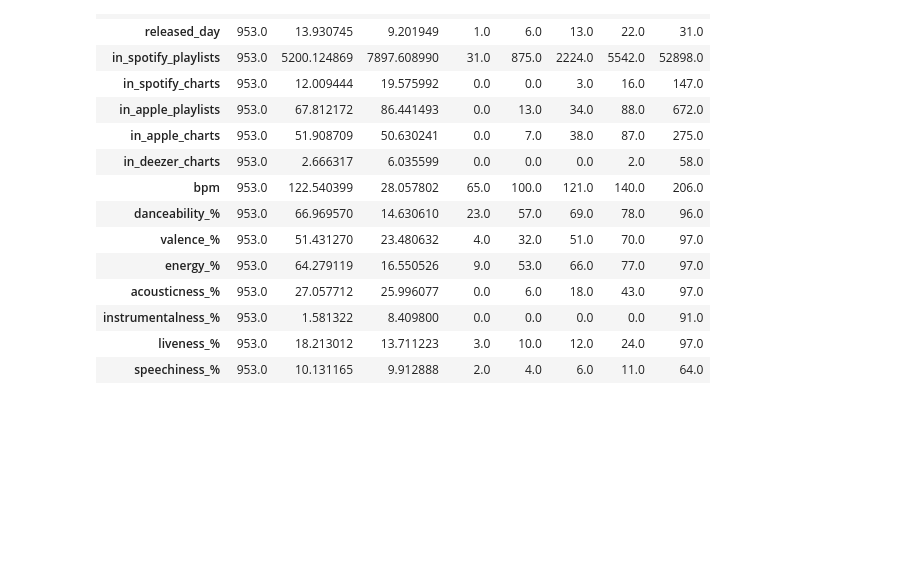
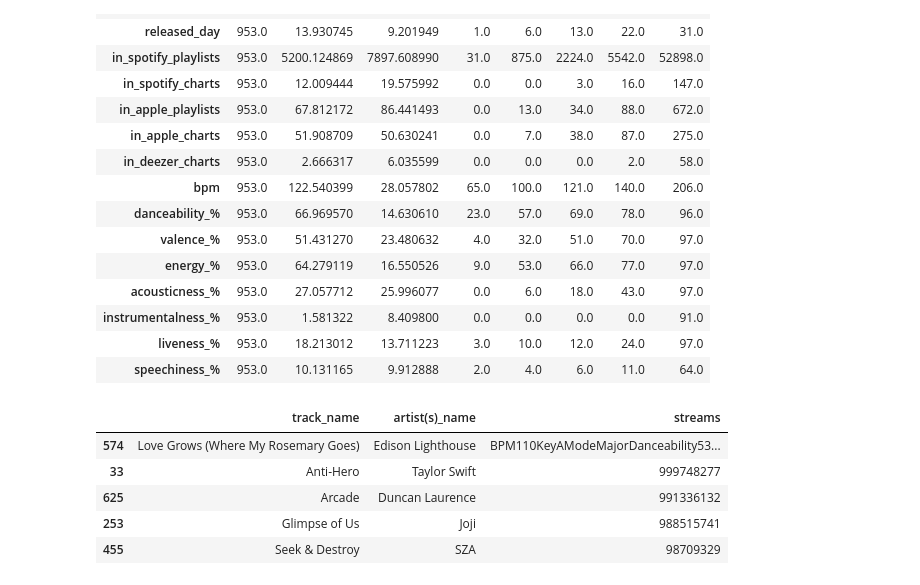
Before and after one commit to davneesh/Spotify-Analytics, a Jupyter notebook: spotify_analytics.ipynb, the cells around one changed output. Drawn from its saved outputs; the diff is of its cells as text; code cells hidden in the pictures; blank space fills up the shorter version.

```diff
--- a/spotify_analytics.ipynb
+++ b/spotify_analytics.ipynb
@@ -114,3 +114,14 @@ sorted_data.describe().transpose()
 | instrumentalness_% | 953.0 | 1.581322 | 8.409800 | 0.0 | 0.0 | 0.0 | 0.0 | 91.0 |
 | liveness_% | 953.0 | 18.213012 | 13.711223 | 3.0 | 10.0 | 12.0 | 24.0 | 97.0 |
 | speechiness_% | 953.0 | 10.131165 | 9.912888 | 2.0 | 4.0 | 6.0 | 11.0 | 64.0 |
+# %%
+most_popular = spotify.sort_values(by='streams', ascending=False)[['track_name', 'artist(s)_name', 'streams']][:5]
+# %%
+most_popular
+# %% [output]
+|  | track_name | artist(s)_name | streams |
+| 574 | Love Grows (Where My Rosemary Goes) | Edison Lighthouse | BPM110KeyAModeMajorDanceability53... |
+| 33 | Anti-Hero | Taylor Swift | 999748277 |
+| 625 | Arcade | Duncan Laurence | 991336132 |
+| 253 | Glimpse of Us | Joji | 988515741 |
+| 455 | Seek & Destroy | SZA | 98709329 |
```
Also changed, not shown: parts of 4 cells of this notebook.
